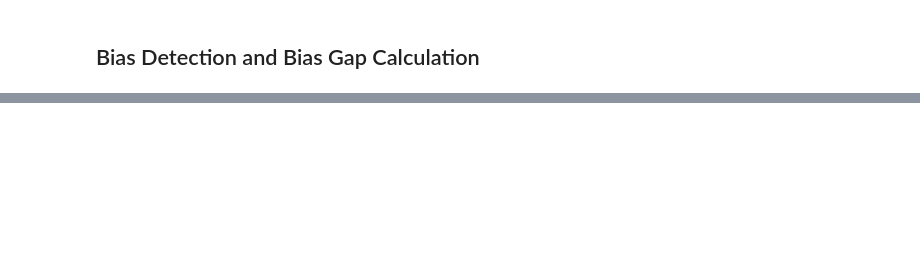
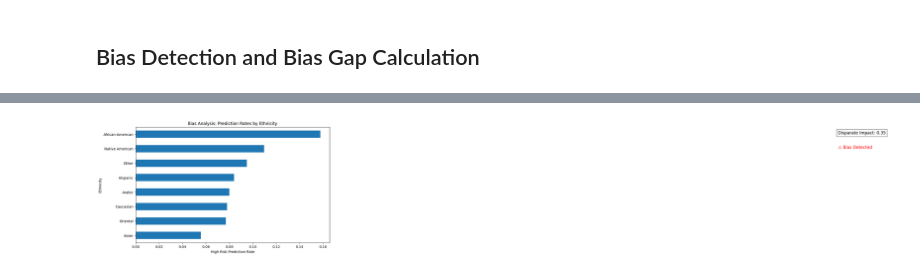
Before and after one commit to Arin36/Ai-Bias-Auditor, a Jupyter notebook: Ai_bias_auditor.ipynb, the cells around one changed output, grey strips where cells are left out. Saved outputs shown, nothing was run; the diff lists cells and outputs as text; code cells hidden in the pictures; blank space fills up the shorter version.

```diff
--- a/Ai_bias_auditor.ipynb
+++ b/Ai_bias_auditor.ipynb
@@ -715,0 +425,47 @@ plt.show()
+# %%
+import matplotlib.pyplot as plt
+
+# --- Step 1: Compute rates ---
+rates_ethnicity = compas_dataset.groupby("Ethnicity_Label")["prediction"].mean()
+
+# --- Step 2: Compute Disparate Impact ---
+di = rates_ethnicity.min() / rates_ethnicity.max()
+
+# --- Step 3: Create figure ---
+plt.figure(figsize=(10,6))
+
+# Bar chart
+rates_ethnicity.sort_values().plot(kind="barh")
+
+# Labels & title
+plt.title("Bias Analysis: Prediction Rates by Ethnicity")
+plt.xlabel("High Risk Prediction Rate")
+plt.ylabel("Ethnicity")
+
+# --- Step 4: Add DI text on plot ---
+plt.text(
+    0.6,  # x position (adjust if needed)
+    len(rates_ethnicity)-1,
+    f"Disparate Impact: {di:.2f}",
+    fontsize=12,
+    bbox=dict(facecolor='white', alpha=0.7)
+)
+
+# --- Step 5: Bias message ---
+if di < 0.8:
+    bias_msg = "⚠️ Bias Detected"
+else:
+    bias_msg = "✅ No Significant Bias"
+
+plt.text(
+    0.6,
+    len(rates_ethnicity)-2,
+    bias_msg,
+    fontsize=12,
+    color="red" if di < 0.8 else "green"
+)
+
+plt.tight_layout()
+plt.show()
+# %% [output]
+[figure, added]
```
Also changed, not shown: parts of 45 cells of this notebook.
